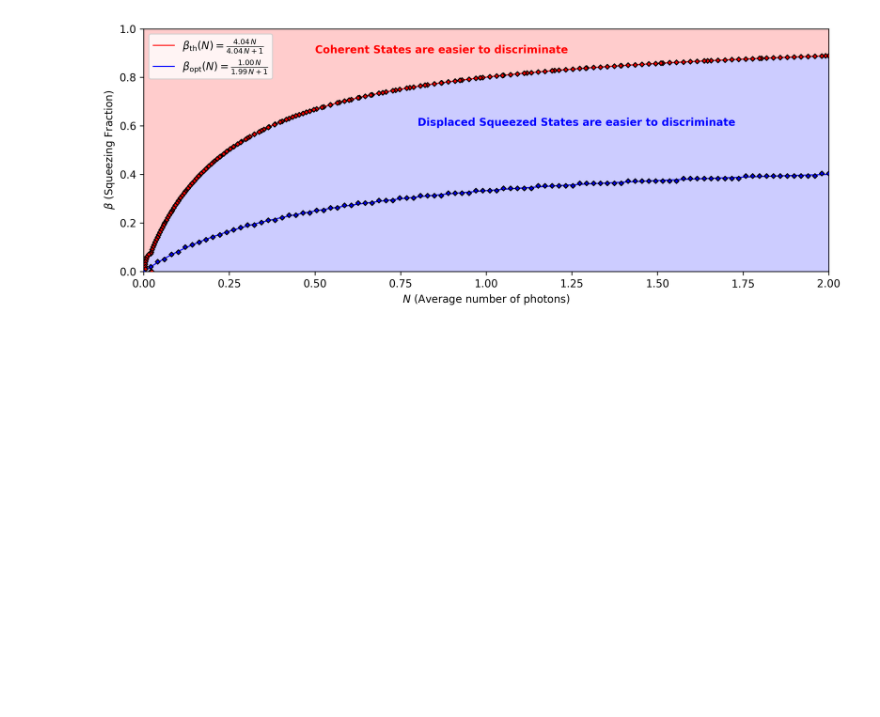
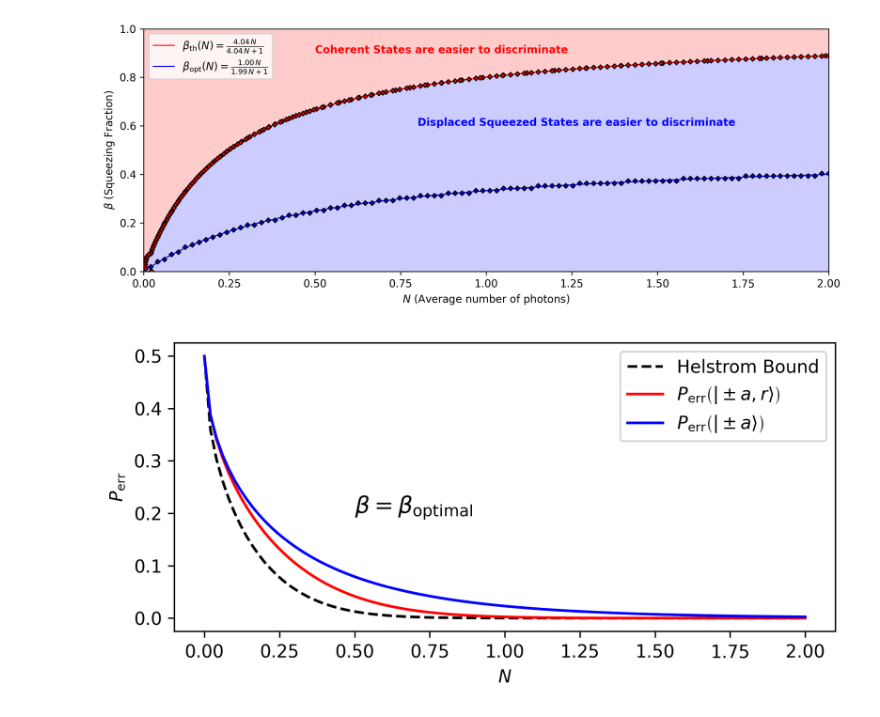
Before and after one commit to KPourgourides/Quantum-Communications-Internship-IRIDA-, a Jupyter notebook: protocol_noise_free_testing.ipynb, the cells around one changed output. Cells and saved outputs as stored; diff of their text form; code cells hidden in the pictures; blank space fills up the shorter version.

Commit message:
made a plot for the error probability vs N for CS, DSS, helstrom for the optimal squeezing

```diff
--- a/protocol_noise_free_testing.ipynb
+++ b/protocol_noise_free_testing.ipynb
@@ -80,7 +80,7 @@ perr_dss = data["p_err"]
 ## DSS/ CS Fit
 # %%
 reload_protocols()
-params_cs, params_dss = nf.fit_homodyne_perr(N_cs, beta_cs, N_dss, beta_dss, perr_cs, perr_dss, dss = True, cs = True, data = False)
+params_cs, params_err_cs, params_dss, params_err_dss = nf.fit_homodyne_perr(N_cs, beta_cs, N_dss, beta_dss, perr_cs, perr_dss, dss = True, cs = True, data = False)
 # %% [output]
 --- CS ---
 param_0_cs = 0.499 ± 0.002
@@ -92,7 +92,7 @@ param_1_dss = 1.413 ± 0.001
 ## Squeezing Investigation
 # %%
 reload_protocols()
-beta_opt = nf.plot_optimal_squeezing(params_cs, params_dss)
+params_opt, params_opt_err = nf.plot_optimal_squeezing(params_cs, params_dss)
 # %% [output]
 --- THRESHOLD ---
 A_th = 4.037 ± 0.022, 1.627σ away from theoretical value
@@ -101,3 +101,32 @@ B_th = 4.040 ± 0.029, 1.381σ away from theoretical value
 A_opt = 0.995 ± 0.006, 0.824σ away from theoretical value
 B_opt = 1.986 ± 0.016, 0.848σ away from theoretical value
 [figure]
+# %%
+N_comparison = np.linspace(0, 2, 100)
+beta_optimal = nf.beta_opt(N_comparison, *params_opt)
+#====================================================
+perr_helstrom = nf.helstrom_bound(N_comparison, beta_optimal)
+#====================================================
+perr_cs_low = nf.model_cs((N_comparison, beta_optimal), *(params_cs - params_err_cs))
+perr_cs_proper = nf.model_cs((N_comparison, beta_optimal), *params_cs)
+perr_cs_high = nf.model_cs((N_comparison, beta_optimal), *(params_cs + params_err_cs))
+#====================================================
+perr_dss_low = nf.model_dss((N_comparison, beta_optimal), *(params_dss - params_err_dss))
+perr_dss_proper = nf.model_dss((N_comparison, beta_optimal), *params_dss)
+perr_dss_high = nf.model_dss((N_comparison, beta_optimal), *(params_dss + params_err_dss))
+# %%
+plt.figure(figsize=(6, 3), dpi=300)
+plt.ylabel(r'$P_{\text{err}}$')
+plt.xlabel(r'$N$')
+
+plt.plot(N_comparison, perr_helstrom, linestyle='--', color='k', label = 'Helstrom Bound')
+
+plt.plot(N_comparison, perr_dss_proper, label = r'$P_{\text{err}}\left(|\pm a, r \rangle \right)$', color='r')
+plt.plot(N_comparison, perr_cs_proper, label = r'$P_{\text{err}}\left(|\pm a \rangle \right)$', color='b')
+
+plt.text(0.5, 0.2, s = r'$\beta = \beta_{\text{optimal}}$', fontsize=13)
+plt.tight_layout()
+plt.legend()
+plt.show()
+# %% [output]
+[figure, added]
```
Also changed, not shown: 1 other file.
